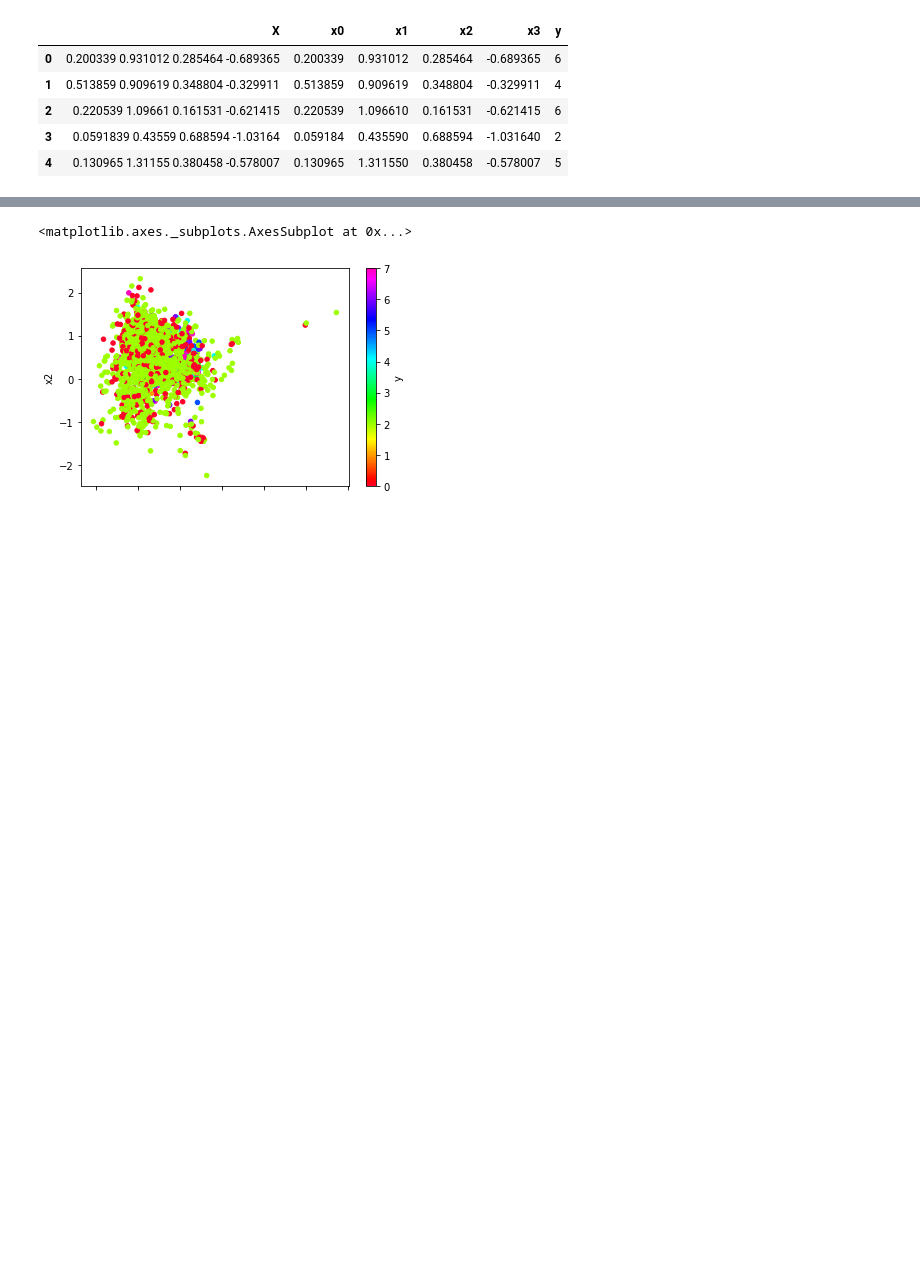
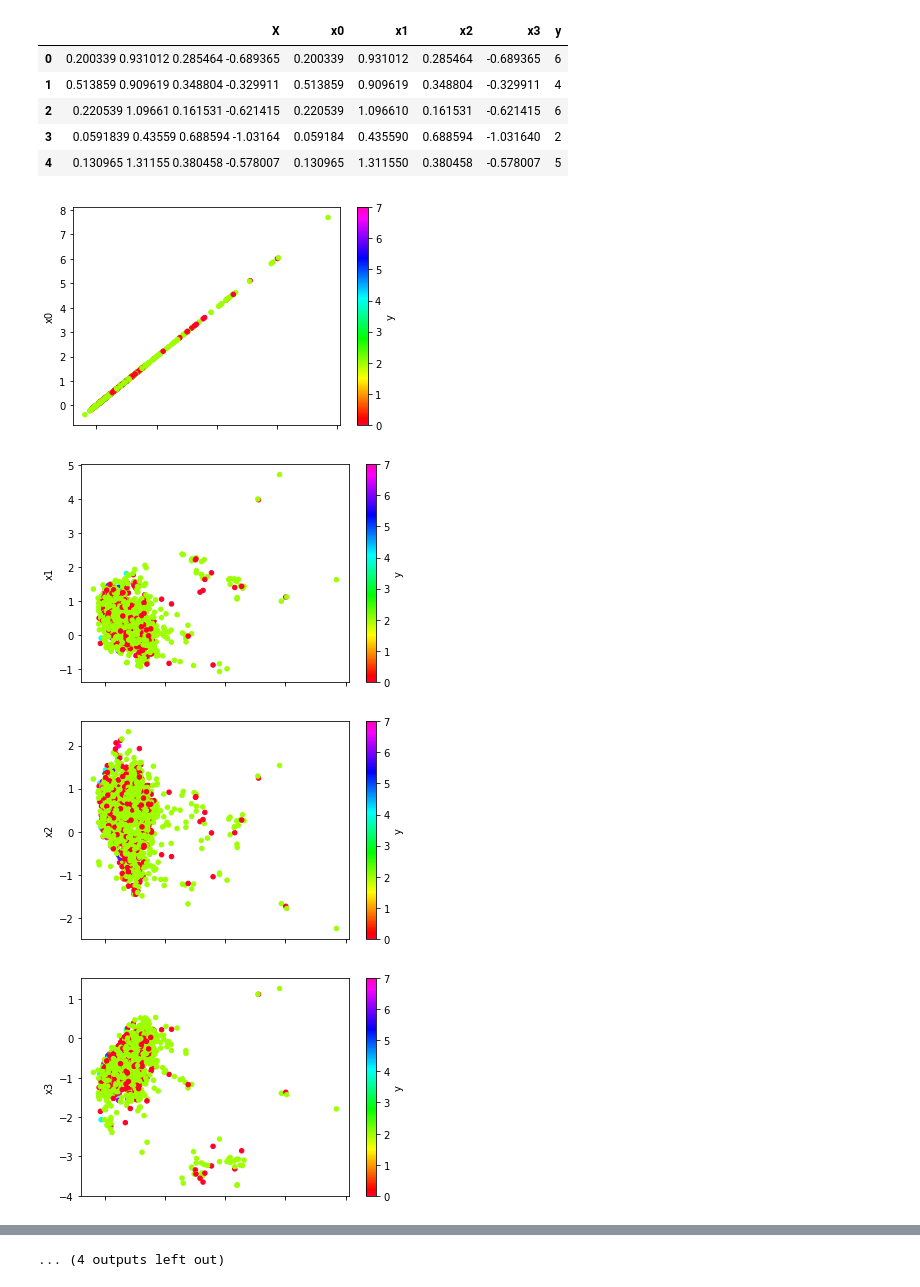
Before and after one commit to abegehr/ASDS_ComE, a Jupyter notebook: results/results.ipynb, the cells around one changed output, grey strips where cells are left out. Cells and saved outputs as stored; diff of their text form; code cells hidden in the pictures; blank space fills up the shorter version.

Commit message:
plotting results

```diff
--- a/results/results.ipynb
+++ b/results/results.ipynb
@@ -54,7 +54,11 @@ display(df.head())
 | 4 | 0.130965 1.31155 0.380458 -0.578007 | 0.130965 | 1.311550 | 0.380458 | -0.578007 | 5 |
 # %%
 # plot all Xs in 2D
-for in in range(dim):
+for i in range(dim):
     for j in range(dim):
-        df.plot(x="x", y="x2", c="y", kind="scatter", colormap='gist_rainbow')
+        df.plot(x="x"+str(i), y="x"+str(j), c="y", kind="scatter", colormap='gist_rainbow')
 # %% [output]
+[figure, new version]
+[figure, added]
+[figure, added]
+[figure, added]
@@ -61,2 +73 @@ for in in range(dim):
-<matplotlib.axes._subplots.AxesSubplot at 0x...>
+... (4 outputs left out)
-[figure, old version]
```
Also changed, not shown: parts of 1 cell of this notebook.
